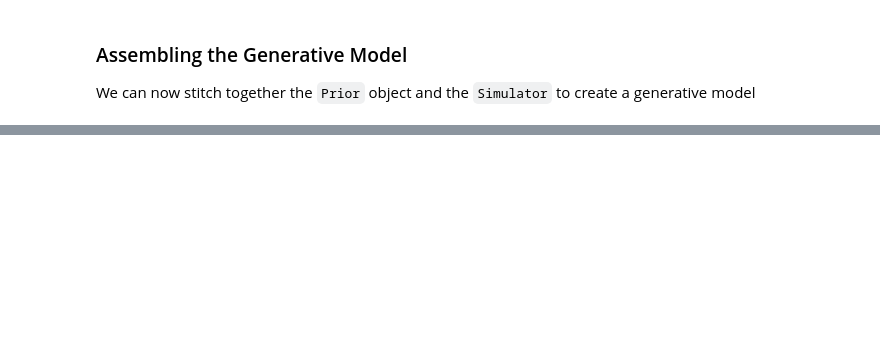
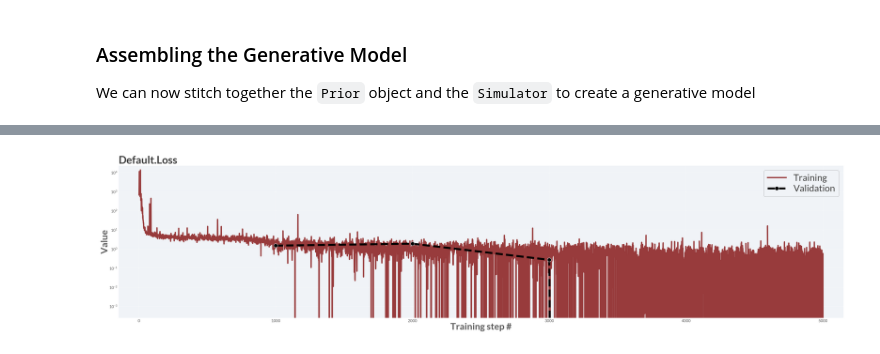
Before and after one commit to mrazomej/scribe, a Jupyter notebook: sandbox/MWC_inference.ipynb, the cells around one changed output, grey strips where cells are left out. Saved outputs shown, nothing was run; the diff lists cells and outputs as text; code cells hidden in the pictures; blank space fills up the shorter version.

```diff
--- a/sandbox/MWC_inference.ipynb
+++ b/sandbox/MWC_inference.ipynb
@@ -172,0 +170,6 @@ AttributeError: 'Prior' object has no attribute 'plot_prior3d'
+# %%
+inference_net = bf.networks.InvertibleNetwork(
+    num_params=3,
+    num_coupling_layers=4,
+    coupling_settings={"dense_args": dict(kernel_regularizer=None), "dropout": False},
+)
@@ -172,0 +182,4 @@ AttributeError: 'Prior' object has no attribute 'plot_prior3d'
+# %%
+amortizer = bf.amortizers.AmortizedPosterior(inference_net, summary_net)
+# %%
+trainer = bf.trainers.Trainer(amortizer=amortizer, generative_model=model)
@@ -172,0 +195,3 @@ AttributeError: 'Prior' object has no attribute 'plot_prior3d'
+# %%
+%%time
+history = trainer.train_online(epochs=5, iterations_per_epoch=1000, batch_size=32, validation_sims=200)
@@ -172,0 +208,6 @@ AttributeError: 'Prior' object has no attribute 'plot_prior3d'
+# %%
+f = bf.diagnostics.plot_losses(history["train_losses"], history["val_losses"], moving_average=True)
+ax = f.get_axes()
+ax[0].set_yscale('log')
+# %% [output]
+[figure, added]
```
Also changed, not shown: parts of 15 cells of this notebook.
